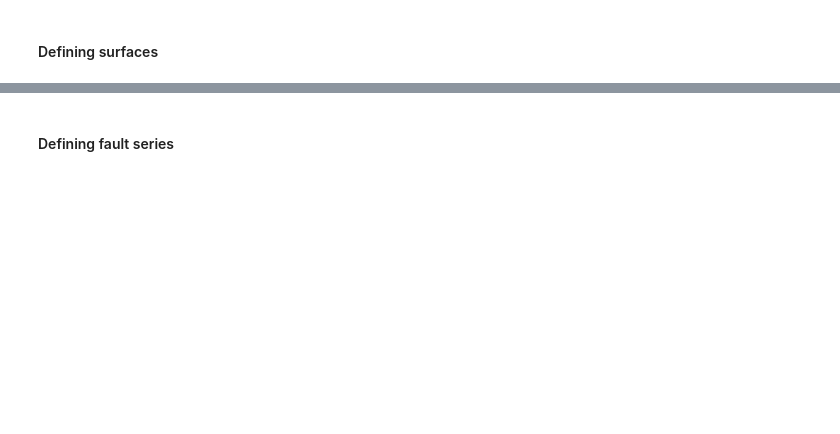
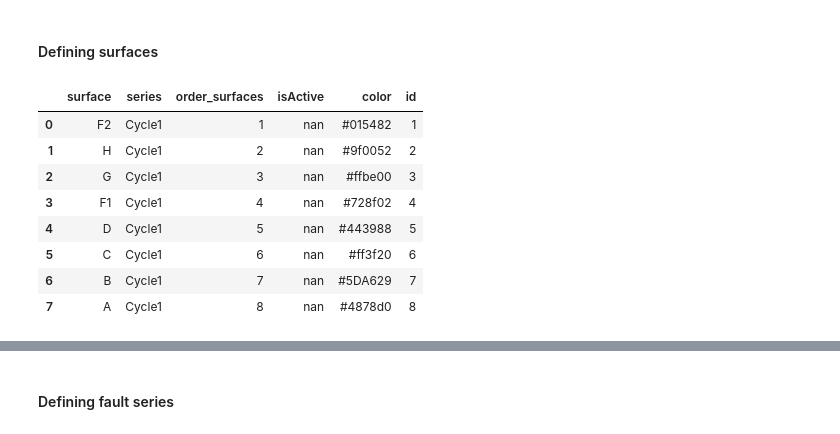
Before and after one commit to cgre-aachen/open_AR_Sandbox, a Jupyter notebook: notebooks/prototypes/Map_to_model_full_model.ipynb, the cells around one changed output, grey strips where cells are left out. Cells and saved outputs as stored; diff of their text form; code cells hidden in the pictures; blank space fills up the shorter version.

```diff
--- a/notebooks/prototypes/Map_to_model_full_model.ipynb
+++ b/notebooks/prototypes/Map_to_model_full_model.ipynb
@@ -89,6 +124,16 @@ geo_model.delete_series('Default series')
 # %% [markdown]
 #### Defining surfaces
 # %%
-geo_model.add_surfaces(['F2','G','H','F1','D','C','B', 'A'])
+geo_model.add_surfaces(['F2','H','G','F1','D','C','B', 'A'])
+# %% [output]
+|  | surface | series | order_surfaces | isActive | color | id |
+| 0 | F2 | Cycle1 | 1 | nan | #015482 | 1 |
+| 1 | H | Cycle1 | 2 | nan | #9f0052 | 2 |
+| 2 | G | Cycle1 | 3 | nan | #ffbe00 | 3 |
+| 3 | F1 | Cycle1 | 4 | nan | #728f02 | 4 |
+| 4 | D | Cycle1 | 5 | nan | #443988 | 5 |
+| 5 | C | Cycle1 | 6 | nan | #ff3f20 | 6 |
+| 6 | B | Cycle1 | 7 | nan | #5DA629 | 7 |
+| 7 | A | Cycle1 | 8 | nan | #4878d0 | 8 |
 # %%
 gp.map_series_to_surfaces(geo_model, {'Fault1':'F1', 'Fault2':'F2', 'Cycle2':['G','H']})
```
Also changed, not shown: parts of 19 cells of this notebook, 3 other files.
